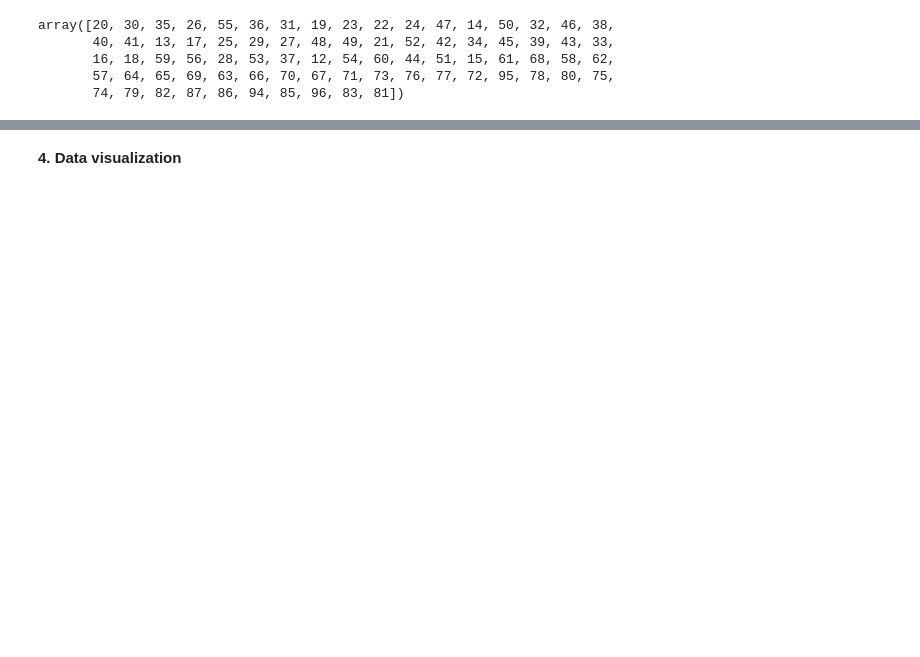
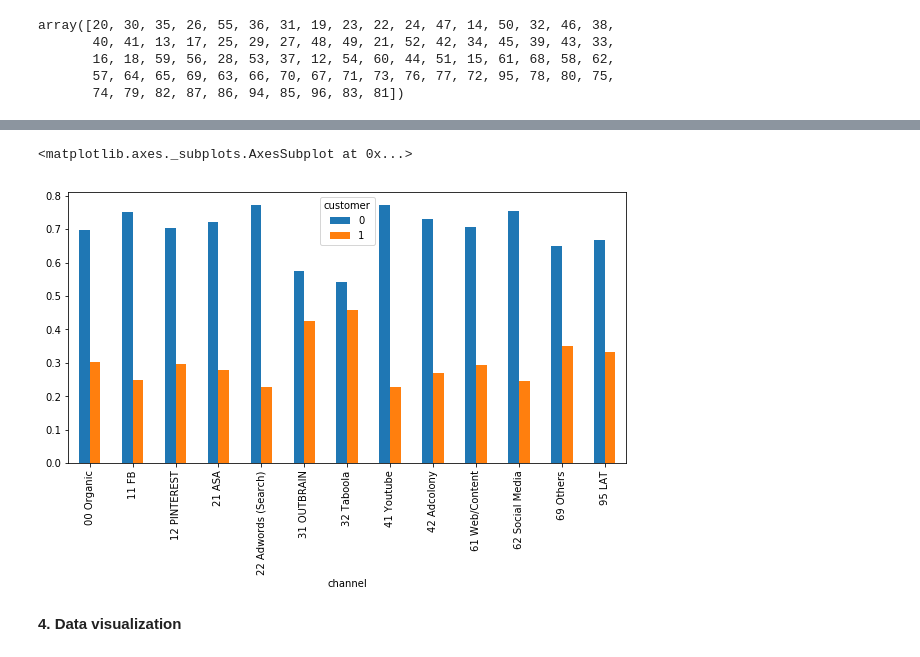
Before and after one commit to Charles1104/8fit, a Jupyter notebook: charles_verleyen_analysis_predictions.ipynb, the cells around one changed output, grey strips where cells are left out. Drawn from its saved outputs; the diff is of its cells as text; code cells hidden in the pictures; blank space fills up the shorter version.

```diff
--- a/charles_verleyen_analysis_predictions.ipynb
+++ b/charles_verleyen_analysis_predictions.ipynb
@@ -99,0 +115,3 @@ dtype: int64
+# %%
+chan = pd.crosstab(df['channel'],df['customer'])
+chan.sum(1)
@@ -100,2 +134,8 @@ dtype: int64
+# %%
+chan = chan.div(chan.sum(1).astype(float), axis=0)
+chan.plot(kind='bar', stacked=False, title='')
+# %% [output]
+<matplotlib.axes._subplots.AxesSubplot at 0x...>
+[figure, added]
 # %% [markdown]
 **4\. Data visualization**
```
Also changed, not shown: parts of 36 cells of this notebook.
